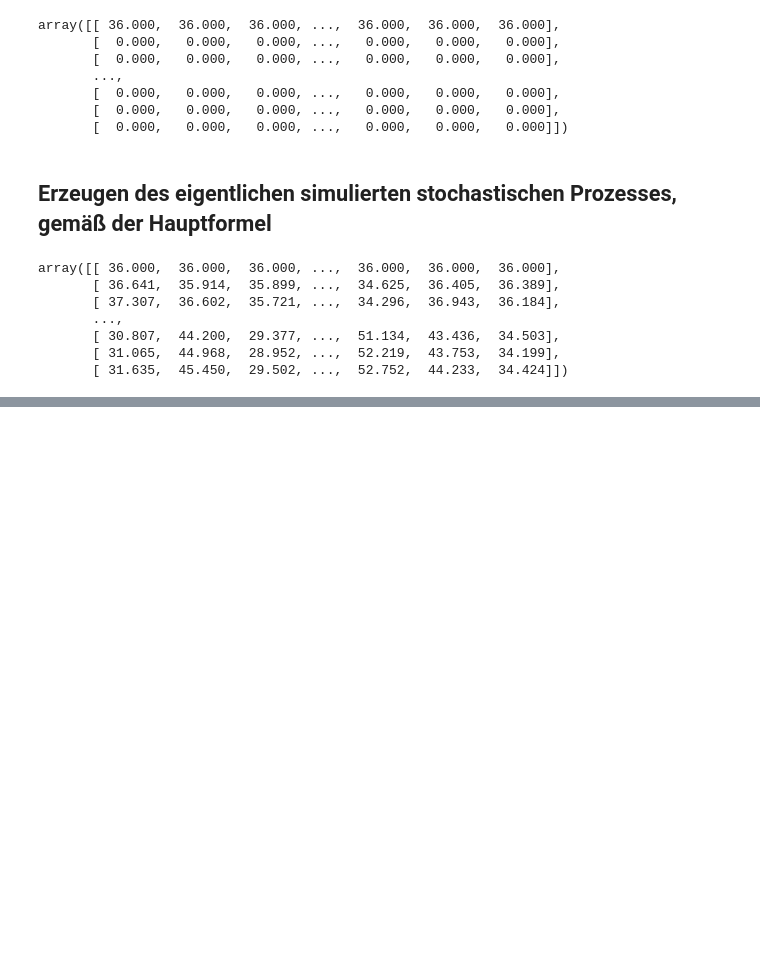
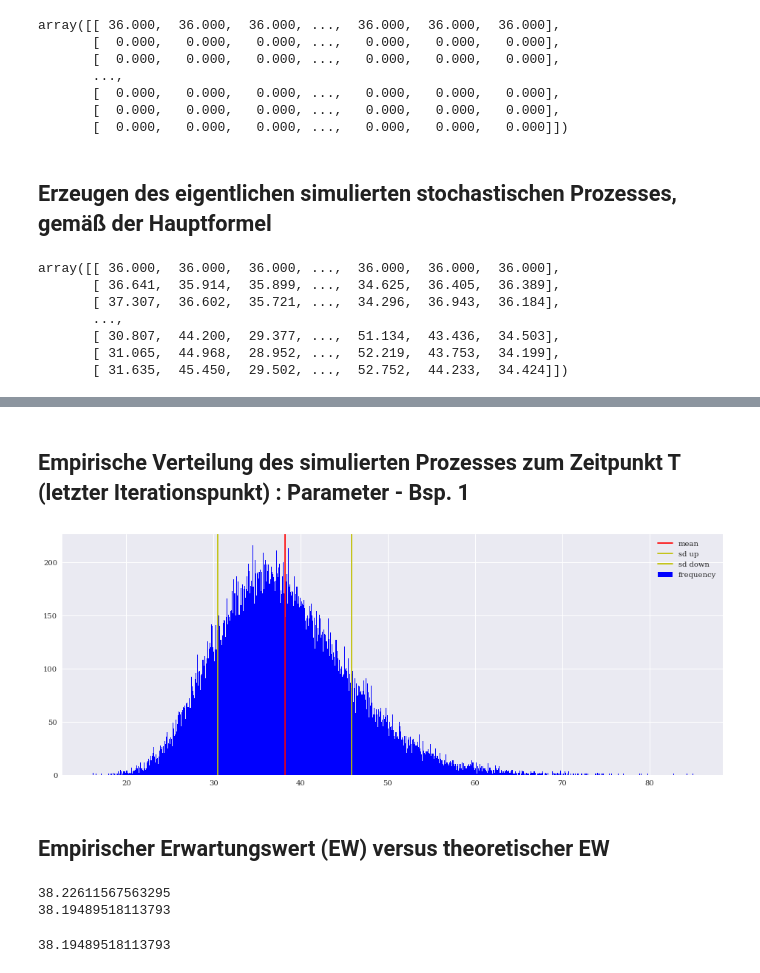
Before and after one commit to quantomas/BlackScholes, a Jupyter notebook: examples_BS_2.ipynb, the cells around one changed output, grey strips where cells are left out. Drawn from its saved outputs; the diff is of its cells as text; code cells hidden in the pictures; blank space fills up the shorter version.

```diff
--- a/examples_BS_2.ipynb
+++ b/examples_BS_2.ipynb
@@ -112,0 +135,25 @@ plt.plot(m_grid, exp_val, 'r-', linewidth=3);
+# %% [markdown]
+## Empirische Verteilung des simulierten Prozesses zum Zeitpunkt T (letzter Iterationspunkt) : Parameter - Bsp. 1
+# %%
+ST = S[-1]
+
+plt.figure(figsize=(16, 6))
+# plt.hist(ST, bins=35, color='b', label='frequency');
+plt.hist(ST, bins=1000, color='b', label='frequency');
+plt.axvline(ST.mean(), color='r', label='mean')
+plt.axvline(ST.mean() + ST.std(), color='y', label='sd up')
+plt.axvline(ST.mean() - ST.std(), color='y', label='sd down')
+plt.legend(loc=0);
+# %% [output]
+[figure, added]
+# %% [markdown]
+## Empirischer Erwartungswert (EW) versus theoretischer EW
+# %%
+print(S0 * math.exp(r * T))
+
+print(S[-1].mean())
+ST.mean()
+# %% [output]
+38.22611567563295
+38.19489518113793
+38.19489518113793
```
Also changed, not shown: parts of 6 cells of this notebook.
